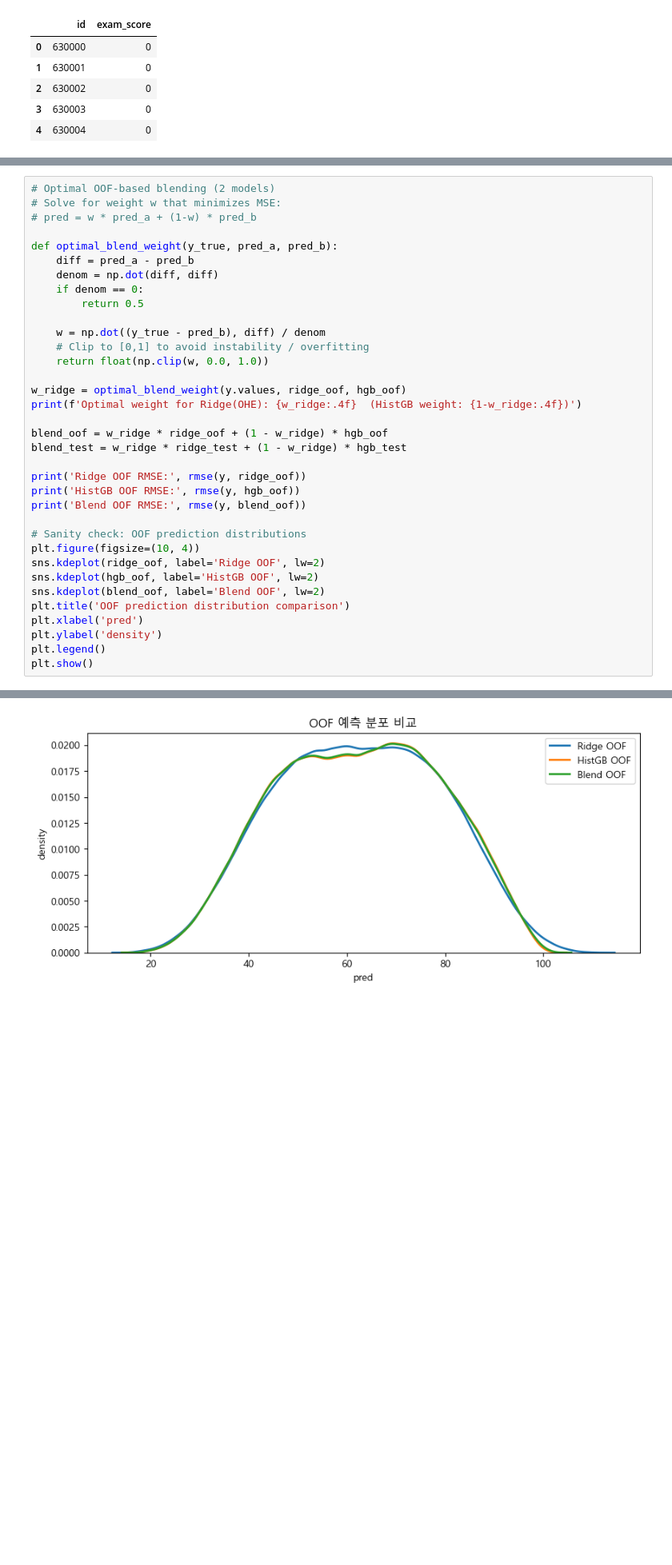
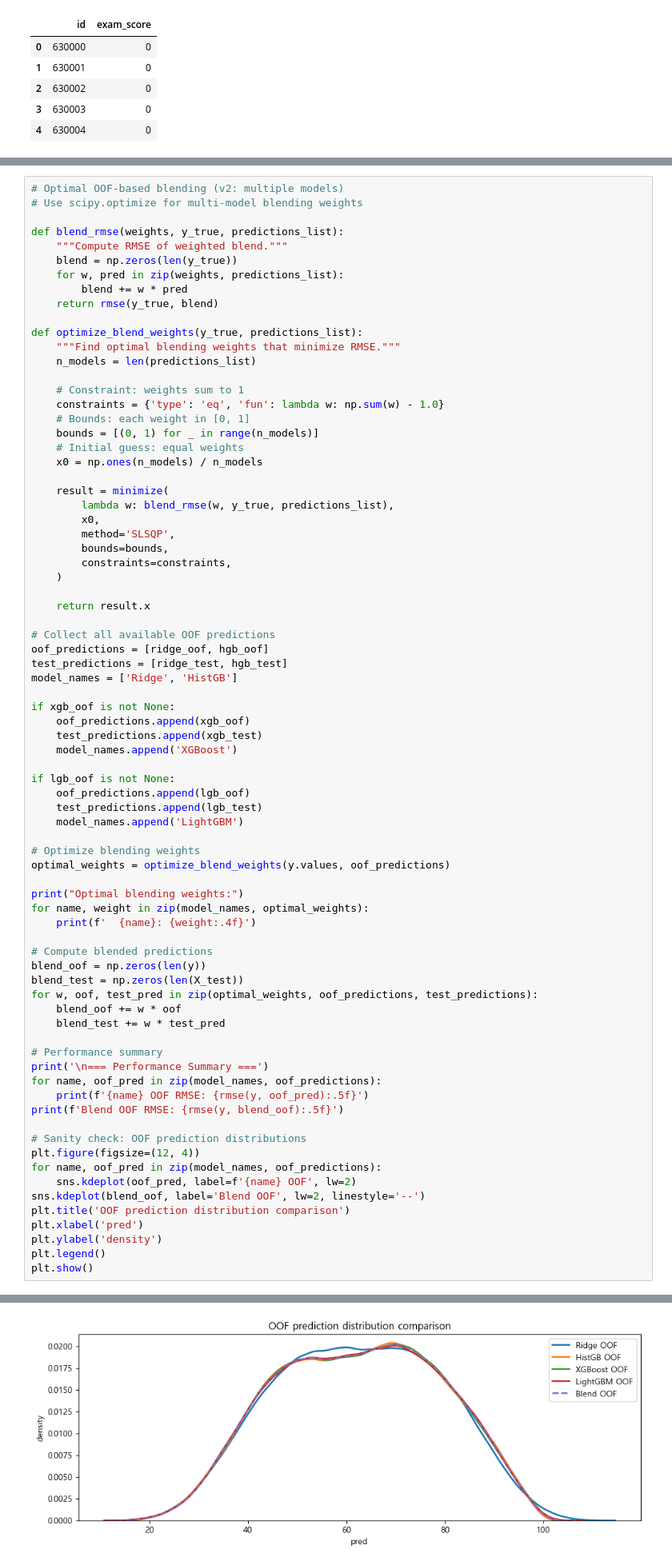
Before and after one commit to datatous/Kaggle, a Jupyter notebook: Predicting Student Test Scores/s6e1_student_scores (OOF RMSE)_Kaggel.ipynb, the cells around one changed output, grey strips where cells are left out. Shown at 80% size. Cells and saved outputs as stored; diff of their text form; blank space fills up the shorter version.

```diff
--- a/Predicting Student Test Scores/s6e1_student_scores (OOF RMSE)_Kaggel.ipynb
+++ b/Predicting Student Test Scores/s6e1_student_scores (OOF RMSE)_Kaggel.ipynb
@@ -413,33 +785,75 @@ OOF RMSE: 8.82015
 # %%
-# Optimal OOF-based blending (2 models)
-# Solve for weight w that minimizes MSE:
-# pred = w * pred_a + (1-w) * pred_b
+# Optimal OOF-based blending (v2: multiple models)
+# Use scipy.optimize for multi-model blending weights
 
-def optimal_blend_weight(y_true, pred_a, pred_b):
-    diff = pred_a - pred_b
-    denom = np.dot(diff, diff)
-    if denom == 0:
-        return 0.5
+def blend_rmse(weights, y_true, predictions_list):
+    """Compute RMSE of weighted blend."""
+    blend = np.zeros(len(y_true))
+    for w, pred in zip(weights, predictions_list):
+        blend += w * pred
+    return rmse(y_true, blend)
 
-    w = np.dot((y_true - pred_b), diff) / denom
-    # Clip to [0,1] to avoid instability / overfitting
-    return float(np.clip(w, 0.0, 1.0))
+def optimize_blend_weights(y_true, predictions_list):
+    """Find optimal blending weights that minimize RMSE."""
+    n_models = len(predictions_list)
 
-w_ridge = optimal_blend_weight(y.values, ridge_oof, hgb_oof)
-print(f'Optimal weight for Ridge(OHE): {w_ridge:.4f}  (HistGB weight: {1-w_ridge:.4f})')
+    # Constraint: weights sum to 1
+    constraints = {'type': 'eq', 'fun': lambda w: np.sum(w) - 1.0}
+    # Bounds: each weight in [0, 1]
+    bounds = [(0, 1) for _ in range(n_models)]
+    # Initial guess: equal weights
+    x0 = np.ones(n_models) / n_models
 
-blend_oof = w_ridge * ridge_oof + (1 - w_ridge) * hgb_oof
-blend_test = w_ridge * ridge_test + (1 - w_ridge) * hgb_test
+    result = minimize(
+        lambda w: blend_rmse(w, y_true, predictions_list),
+        x0,
+        method='SLSQP',
+        bounds=bounds,
+        constraints=constraints,
+    )
 
-print('Ridge OOF RMSE:', rmse(y, ridge_oof))
-print('HistGB OOF RMSE:', rmse(y, hgb_oof))
-print('Blend OOF RMSE:', rmse(y, blend_oof))
+    return result.x
+
+# Collect all available OOF predictions
+oof_predictions = [ridge_oof, hgb_oof]
+test_predictions = [ridge_test, hgb_test]
+model_names = ['Ridge', 'HistGB']
+
+if xgb_oof is not None:
+    oof_predictions.append(xgb_oof)
+    test_predictions.append(xgb_test)
+    model_names.append('XGBoost')
+
+if lgb_oof is not None:
+    oof_predictions.append(lgb_oof)
+    test_predictions.append(lgb_test)
+    model_names.append('LightGBM')
+
+# Optimize blending weights
+optimal_weights = optimize_blend_weights(y.values, oof_predictions)
+
+print("Optimal blending weights:")
+for name, weight in zip(model_names, optimal_weights):
+    print(f'  {name}: {weight:.4f}')
+
+# Compute blended predictions
+blend_oof = np.zeros(len(y))
+blend_test = np.zeros(len(X_test))
+for w, oof, test_pred in zip(optimal_weights, oof_predictions, test_predictions):
+    blend_oof += w * oof
+    blend_test += w * test_pred
+
+# Performance summary
+print('\n=== Performance Summary ===')
+for name, oof_pred in zip(model_names, oof_predictions):
+    print(f'{name} OOF RMSE: {rmse(y, oof_pred):.5f}')
+print(f'Blend OOF RMSE: {rmse(y, blend_oof):.5f}')
 
 # Sanity check: OOF prediction distributions
-plt.figure(figsize=(10, 4))
-sns.kdeplot(ridge_oof, label='Ridge OOF', lw=2)
-sns.kdeplot(hgb_oof, label='HistGB OOF', lw=2)
-sns.kdeplot(blend_oof, label='Blend OOF', lw=2)
+plt.figure(figsize=(12, 4))
+for name, oof_pred in zip(model_names, oof_predictions):
+    sns.kdeplot(oof_pred, label=f'{name} OOF', lw=2)
+sns.kdeplot(blend_oof, label='Blend OOF', lw=2, linestyle='--')
 plt.title('OOF prediction distribution comparison')
 plt.xlabel('pred')
 plt.ylabel('density')
@@ -453 +875 @@ Blend OOF RMSE: 8.81878857024964
-[figure, old version]
+[figure, new version]
```
Also changed, not shown: parts of 12 cells of this notebook, 1 other file.
